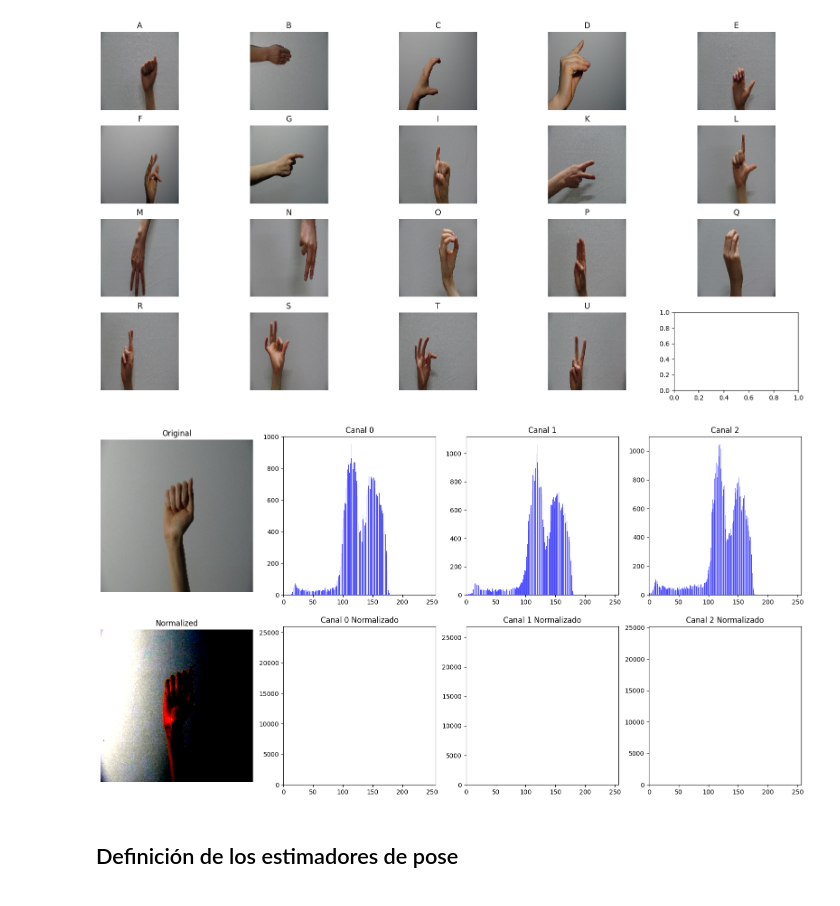
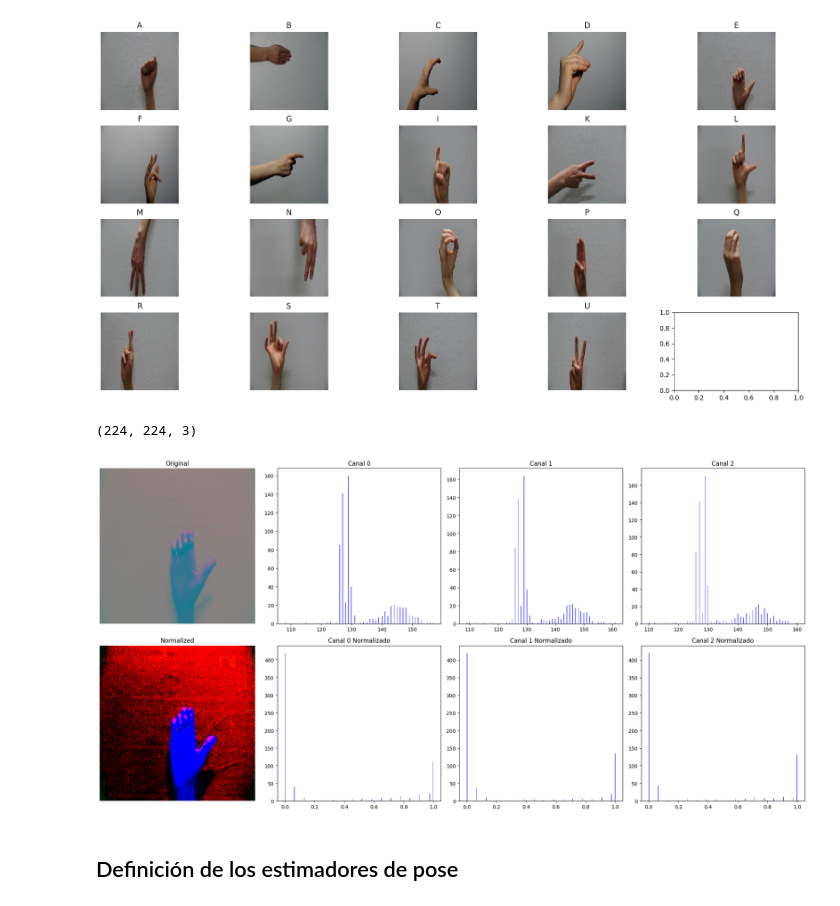
Before and after one commit to ohmono/EspSignLangModel, a Jupyter notebook: 0 data preproccessing.ipynb, the cells around one changed output. Drawn from its saved outputs; the diff is of its cells as text; code cells hidden in the pictures.

```diff
--- a/0 mediapipe.ipynb
+++ b/0 data preproccessing.ipynb
@@ -58,52 +58,57 @@ Matplotlib is building the font cache; this may take a moment.
 import cv2
 import numpy as np
 import matplotlib.pyplot as plt
+from sklearn.preprocessing import StandardScaler
 
 def plot_histogram(ax, channel, title):
     ax.hist(channel.ravel(), bins=256, color='blue', alpha=0.7)
     ax.set_title(title)
-    ax.set_xlim(0, 256)
 
-img = cv2.imread("./classes/A/DSC00882.JPG")
-img = cv2.cvtColor(img, cv2.COLOR_BGR2RGB)
-
+img = cv2.imread("./classes/E/DSC02287.JPG")
+img = cv2.cvtColor(img, cv2.COLOR_RGB2YCrCb)
+print(img.shape)
 fig, axes = plt.subplots(2, 4, figsize=(20, 10))
 
 axes[0, 0].imshow(img)
 axes[0, 0].set_title('Original')
 axes[0, 0].axis('off')
 
 # Plot histograms before normalization
 for i in range(3):
-    channel = img[:, :, i]
+    channel = img[i]
     plot_histogram(axes[0, i + 1], channel, f'Canal {i}')
 
 # Normalize the image
 img_normalized = np.zeros_like(img, dtype=np.float32)
 
-for i in range(3):  # Iterate over RGB channels
-    channel = img[:, :, i] / 255.0  # Normalize to [0, 1]
 
-    mean_channel = np.mean(channel)
-    std_channel = np.std(channel)
+channel = img / 255  # Scale channel values to [0, 1]
+channel_med = np.median(channel)  # Calculate the median value
+channel_std = np.std(channel)  # Calculate the standard deviation
 
-    img_normalized[:, :, i] = np.divide((channel - mean_channel), std_channel, out=np.zeros_like(channel), where=std_channel != 0)
+# Apply the normalization formula
+if channel_std > 0:
+    img_normalized= (channel - channel_med) / channel_std
+else:
+    img_normalized = 0
 
 # Clip values to the valid range [0, 1] for display
 img_normalized = np.clip(img_normalized, 0, 1)
 
 axes[1, 0].imshow(img_normalized)
 axes[1, 0].set_title('Normalized')
 axes[1, 0].axis('off')
 
 # Plot histograms after normalization
 for i in range(3):
-    channel_normalized = img_normalized[:, :, i]
+    channel_normalized = img_normalized[i]
     plot_histogram(axes[1, i + 1], channel_normalized, f'Canal {i} Normalizado')
 
+plt.tight_layout()
 plt.show()
 # %% [output]
+(224, 224, 3)
-[figure, old version]
+[figure, new version]
 # %% [markdown]
 ## Definición de los estimadores de pose
 # %% [markdown]
```
Also changed, not shown: parts of 3 cells of this notebook.
